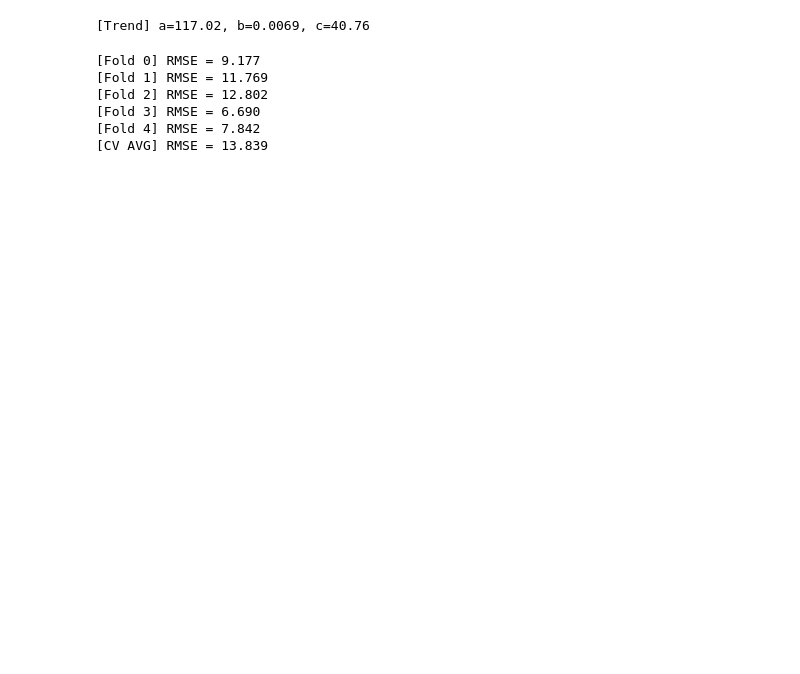
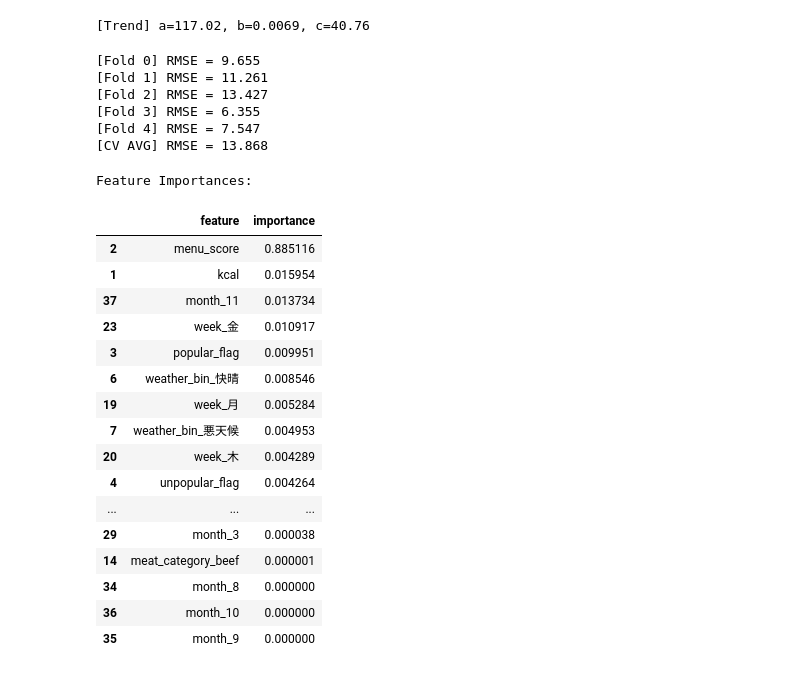
Before and after one commit to satou409/SIGNATE-.ipynb, a Jupyter notebook: SIGNATEお弁当.ipynb, the cells around one changed output. Saved outputs shown, nothing was run; the diff lists cells and outputs as text; code cells hidden in the pictures; blank space fills up the shorter version.

```diff
--- a/SIGNATEお弁当.ipynb
+++ b/SIGNATEお弁当.ipynb
@@ -151,8 +171,8 @@ for df in (train, test):
 y_trend    = train["trend_decay"].values
 y_residual = (train["y"] - train["trend_decay"]).values
 
-cat_cols = ["weather_bin","menu_category","meat_category","menu_meat"]
-num_cols = ["payday","kcal","menu_score","popular_flag","unpopular_flag"]
+cat_cols = ["weather_bin","menu_category","meat_category","week","temp_bin","month"] #あまり効いてないから抜いた,"menu_meat","event"
+num_cols = ["payday","kcal","menu_score","popular_flag","unpopular_flag","soldout"] #
 use_cols = cat_cols + num_cols
 
 X_all = pd.get_dummies(pd.concat([train[use_cols], test[use_cols]], axis=0),
@@ -182,9 +202,9 @@ for fold, (tr_idx, va_idx) in enumerate(tscv.split(X_tr)):
 rmse_cv = mse(train["y"].values, y_trend + oof_resid)**0.5
 print(f"[CV AVG] RMSE = {rmse_cv:.3f}")
 # %% [output]
-[Fold 0] RMSE = 9.177
-[Fold 1] RMSE = 11.769
-[Fold 2] RMSE = 12.802
-[Fold 3] RMSE = 6.690
-[Fold 4] RMSE = 7.842
-[CV AVG] RMSE = 13.839
+[Fold 0] RMSE = 9.655
+[Fold 1] RMSE = 11.261
+[Fold 2] RMSE = 13.427
+[Fold 3] RMSE = 6.355
+[Fold 4] RMSE = 7.547
+[CV AVG] RMSE = 13.868
@@ -219,0 +211,34 @@ print("Saved:", out_path)
+# %%
+# === 7) 特徴量の重要度を確認 ===
+# Note: モデルが RandomForestRegressor の場合に実行可能
+pd.set_option('display.float_format', '{:.6f}'.format)
+
+if isinstance(model, RandomForestRegressor):
+    importances = model.feature_importances_
+    feature_names = X_tr.columns
+    feature_importance_df = pd.DataFrame({'feature': feature_names, 'importance': importances})
+    feature_importance_df = feature_importance_df.sort_values('importance', ascending=False)
+
+    print("Feature Importances:")
+    display(feature_importance_df)
+else:
+    print("Feature importances are only available for tree-based models like RandomForestRegressor.")
+# %% [output]
+Feature Importances:
+|  | feature | importance |
+| 2 | menu_score | 0.885116 |
+| 1 | kcal | 0.015954 |
+| 37 | month_11 | 0.013734 |
+| 23 | week_金 | 0.010917 |
+| 3 | popular_flag | 0.009951 |
+| 6 | weather_bin_快晴 | 0.008546 |
+| 19 | week_月 | 0.005284 |
+| 7 | weather_bin_悪天候 | 0.004953 |
+| 20 | week_木 | 0.004289 |
+| 4 | unpopular_flag | 0.004264 |
+| ... | ... | ... |
+| 29 | month_3 | 0.000038 |
+| 14 | meat_category_beef | 0.000001 |
+| 34 | month_8 | 0.000000 |
+| 36 | month_10 | 0.000000 |
+| 35 | month_9 | 0.000000 |
```
Also changed, not shown: parts of 16 cells of this notebook.
